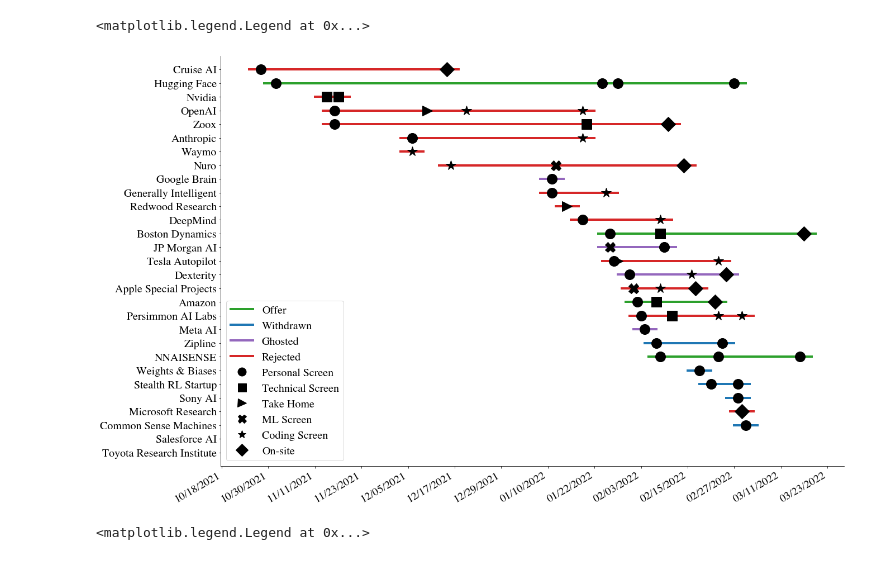
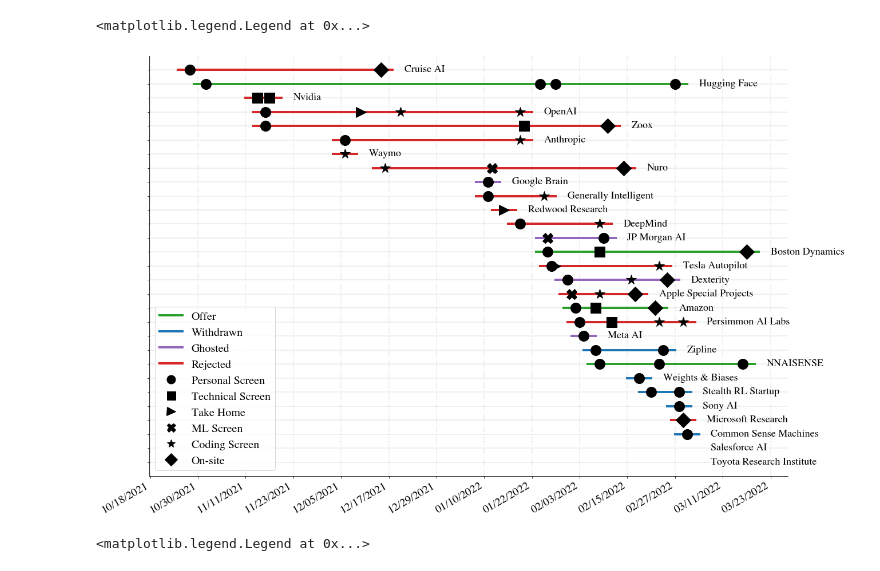
Before and after one commit to natolambert/job-search-viz, a Jupyter notebook: job-search-analysis.ipynb, the cells around one changed output. Cells and saved outputs as stored; diff of their text form; code cells hidden in the pictures.

```diff
--- a/job-search-analysis.ipynb
+++ b/job-search-analysis.ipynb
@@ -80,7 +80,8 @@ ax.spines['right'].set_visible(False)
 ax.spines['top'].set_visible(False)
 ax.set_ylim([len(companies),-1])
 ax.set_yticks(np.arange(len(companies)))
-ax.set_yticklabels(companies.values.tolist())
+# ax.set_yticklabels(companies.values.tolist()) # companies
+ax.set_yticklabels([]*len(companies)) # none
 ax.grid(False)
 fig.set_facecolor((1, 1, 1))
 
@@ -117,34 +118,41 @@ for i, comp in enumerate(companies):
         ax.plot([start, end], [i, i], c=color,linewidth=4)
         for d, t in zip(dates_clean, types_clean):
             ax.plot(d, i, marker=interview_dict[t], color='k', markersize=18)
 
             # add interview count row per day
             data_networking.loc[2, str(d)] += 1
 
+        ax.text(x=end + dt.timedelta(days=3), y=i + 0.15, s=str(comp), fontsize=18)
+
+    else:
+        ax.text(x=end + dt.timedelta(days=3), y=i + 0.15, s=str(comp), fontsize=18)
+
+ax.grid(axis='x',  alpha=0.2, linestyle='-.', lw=1.8)
+ax.grid(axis='y',  alpha=0.2, linestyle='-', lw=1.8)
 cur_xticks = ax.get_xticks()
 cur_xlim = ax.get_xlim()
 ax.set_xticks(cur_xticks[::12]) # change density of x-axis
 
 # Custom Legend
 custom_lines = [Line2D([0], [0], color=colors[0], lw=4),
                 Line2D([0], [0], color=colors[1], lw=4),
                 Line2D([0], [0], color=colors[2], lw=4),
                 Line2D([0], [0], color=colors[3], lw=4),
                 Line2D([0], [0], marker=markers[0], lw=0, color='k', markersize=15),
                 Line2D([0], [0], marker=markers[1], lw=0, color='k', markersize=15),
                 Line2D([0], [0], marker=markers[2], lw=0, color='k', markersize=15),
                 Line2D([0], [0], marker=markers[3], lw=0, color='k', markersize=15),
                 Line2D([0], [0], marker=markers[4], lw=0, color='k', markersize=15),
                 Line2D([0], [0], marker=markers[5], lw=0, color='k', markersize=15),
                ]
 
 
 ax.legend(custom_lines, ['Offer', 'Withdrawn', 'Ghosted', 'Rejected',
                          "Personal Screen", "Technical Screen", "Take Home",
                          "ML Screen", "Coding Screen", "On-site"])
 # %% [output]
 <matplotlib.legend.Legend at 0x...>
-[figure, old version]
+[figure, new version]
 # %%
 # AXES CONFIG
 fig, ax = plt.subplots(figsize=(20, 5))
```
Also changed, not shown: 1 other file.
